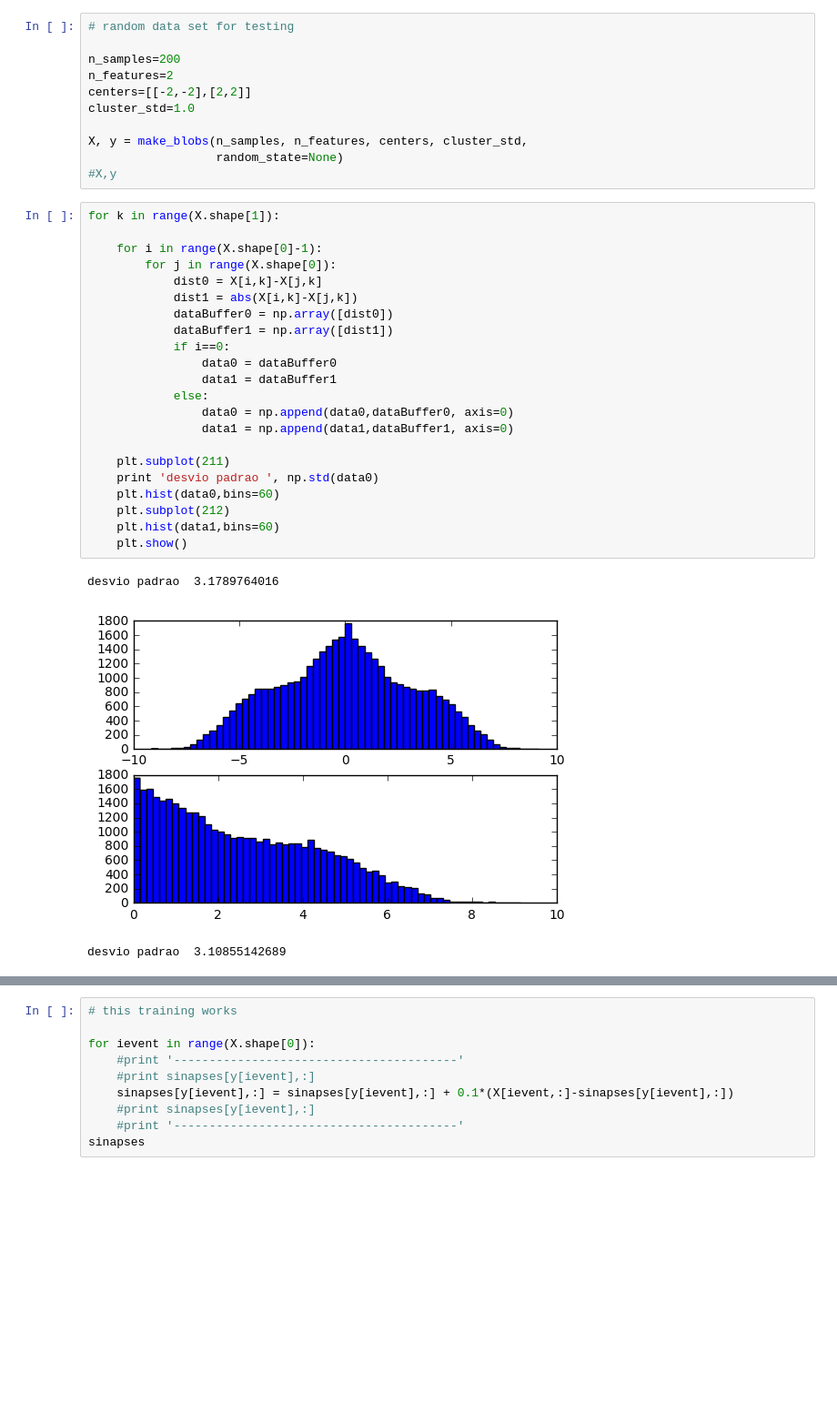
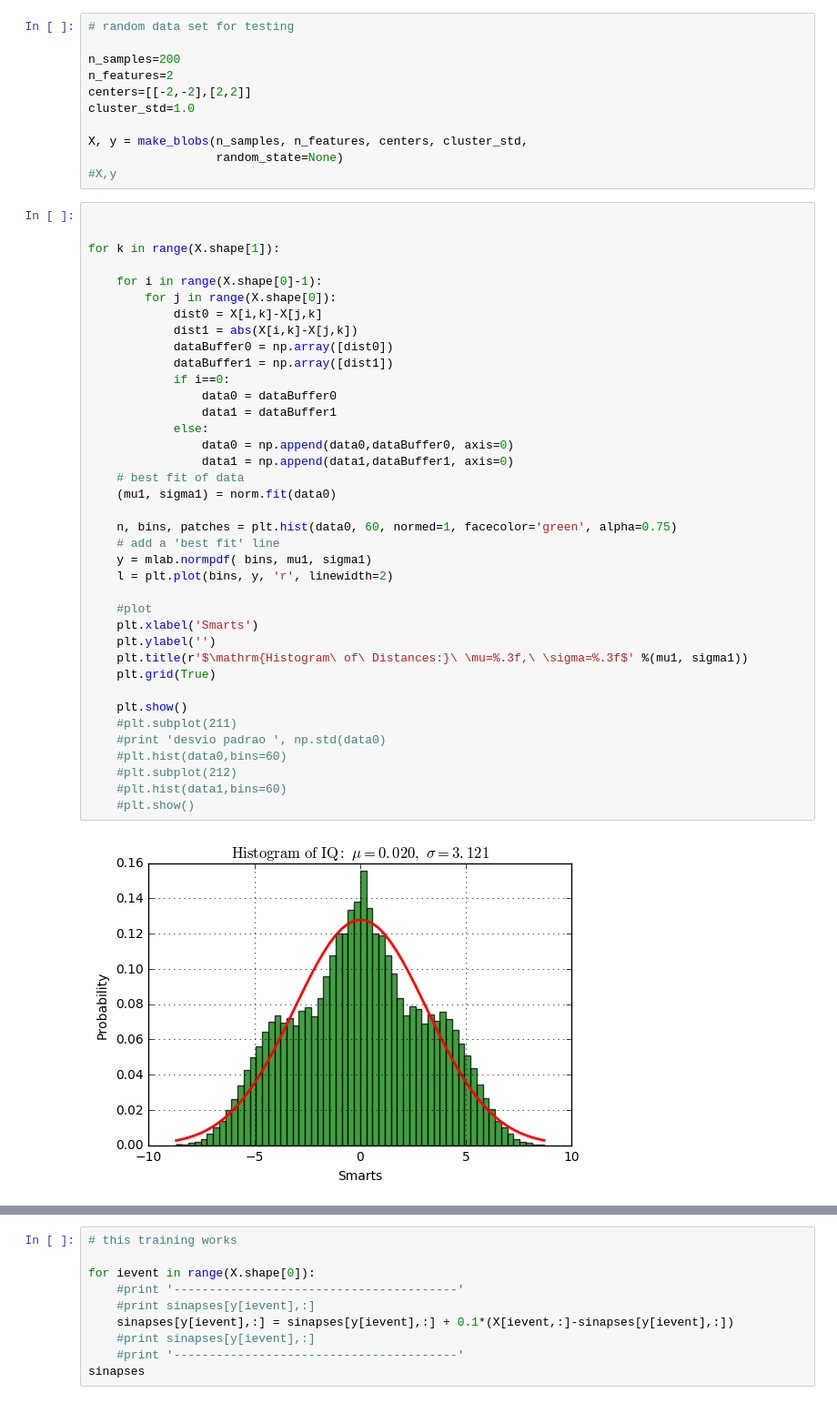
Before and after one commit to micaelverissimo/PtRelAnalysis, a Jupyter notebook: Kohonen.ipynb, the cells around one changed output, grey strips where cells are left out. Shown at 91% size. Saved outputs shown, nothing was run; the diff lists cells and outputs as text; blank space fills up the shorter version.

```diff
--- a/Kohonen.ipynb
+++ b/Kohonen.ipynb
@@ -85,28 +83,42 @@ X, y = make_blobs(n_samples, n_features, centers, cluster_std,
                   random_state=None)
 #X,y
 # %%
+
+
 for k in range(X.shape[1]):
 
     for i in range(X.shape[0]-1):
         for j in range(X.shape[0]):
             dist0 = X[i,k]-X[j,k]
             dist1 = abs(X[i,k]-X[j,k])
             dataBuffer0 = np.array([dist0])
             dataBuffer1 = np.array([dist1])
             if i==0:
                 data0 = dataBuffer0
                 data1 = dataBuffer1
             else:
                 data0 = np.append(data0,dataBuffer0, axis=0)
                 data1 = np.append(data1,dataBuffer1, axis=0)
+    # best fit of data
+    (mu1, sigma1) = norm.fit(data0)
 
-    plt.subplot(211)
-    print 'desvio padrao ', np.std(data0)
-    plt.hist(data0,bins=60)
-    plt.subplot(212)
-    plt.hist(data1,bins=60)
+    n, bins, patches = plt.hist(data0, 60, normed=1, facecolor='green', alpha=0.75)
+    # add a 'best fit' line
+    y = mlab.normpdf( bins, mu1, sigma1)
+    l = plt.plot(bins, y, 'r', linewidth=2)
+
+    #plot
+    plt.xlabel('Smarts')
+    plt.ylabel('')
+    plt.title(r'$\mathrm{Histogram\ of\ Distances:}\ \mu=%.3f,\ \sigma=%.3f$' %(mu1, sigma1))
+    plt.grid(True)
+
     plt.show()
+    #plt.subplot(211)
+    #print 'desvio padrao ', np.std(data0)
+    #plt.hist(data0,bins=60)
+    #plt.subplot(212)
+    #plt.hist(data1,bins=60)
+    #plt.show()
 # %% [output]
-desvio padrao  3.1789764016
-[figure, old version]
+[figure, new version]
-desvio padrao  3.10855142689
```
Also changed, not shown: parts of 14 cells of this notebook, 1 other file.
